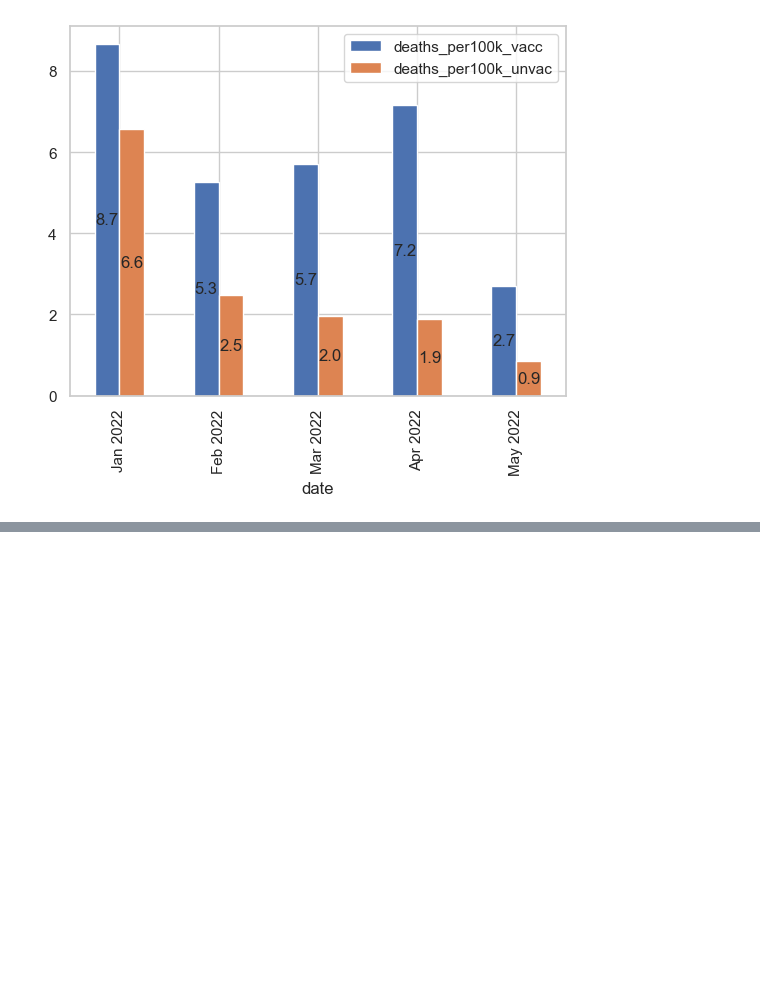
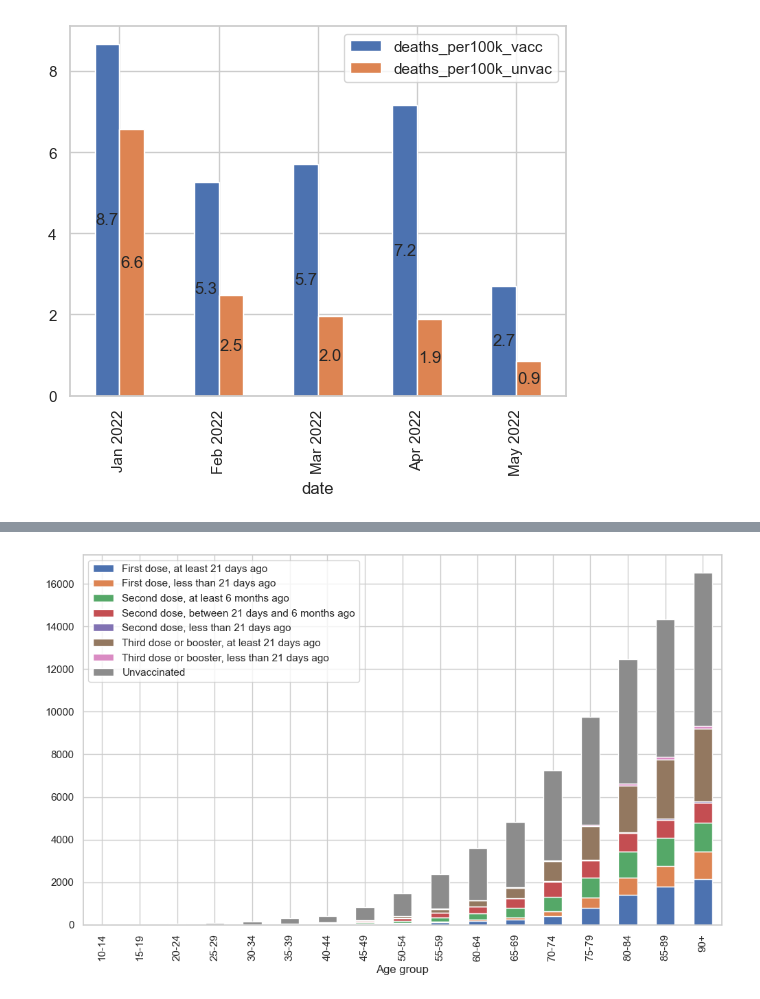
Before and after one commit to j-bennet/talks, a Jupyter notebook: 2022/uk-covid-deaths/uk_deaths_by_vacc.ipynb, the cells around one changed output, grey strips where cells are left out. Cells and saved outputs as stored; diff of their text form; code cells hidden in the pictures; blank space fills up the shorter version.

```diff
--- a/2022/uk-covid-deaths/uk_deaths_by_vacc.ipynb
+++ b/2022/uk-covid-deaths/uk_deaths_by_vacc.ipynb
@@ -254,0 +412,10 @@ plt.show()
+# %%
+t6 = pd.read_csv(
+    "table6.tsv",
+    sep="\t",
+    skiprows=3,
+    header=0,
+    dtype=t6_dtypes,
+    usecols=t6_cols,
+)
+t6
@@ -254,0 +436,6 @@ plt.show()
+# %%
+t6_data = t6.pivot(
+    index="Age group",
+    columns=["Vaccination status"]
+).reset_index()
+t6_data
@@ -254,0 +462,3 @@ plt.show()
+# %%
+t6_data.columns = [c[1] or c[0] for c in t6_data.columns]
+t6_data
@@ -254,0 +495,24 @@ plt.show()
+# %%
+t6_y = [
+    "First dose, at least 21 days ago",
+    "First dose, less than 21 days ago",
+    "Second dose, at least 6 months ago",
+    "Second dose, between 21 days and 6 months ago",
+    "Second dose, less than 21 days ago",
+    "Third dose or booster, at least 21 days ago",
+    "Third dose or booster, less than 21 days ago",
+    "Unvaccinated"
+]
+
+ax6 = t6_data.plot.bar(
+    x="Age group",
+    y=t6_y,
+    stacked=True,
+    figsize=(12, 7)
+)
+
+ax6.set_xticklabels(t6_data["Age group"])
+
+plt.show()
+# %% [output]
+[figure, added]
```
Also changed, not shown: parts of 14 cells of this notebook, 19 other files.
